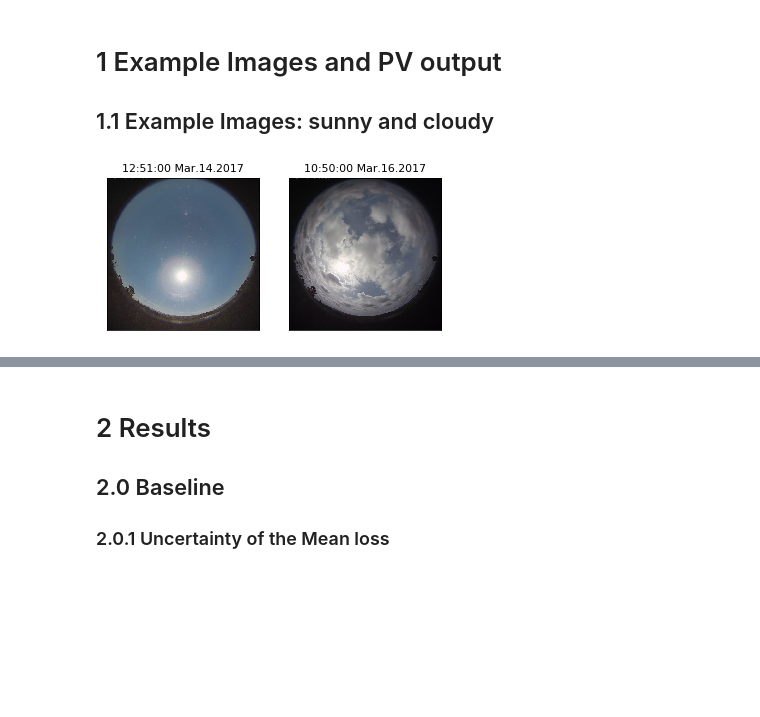
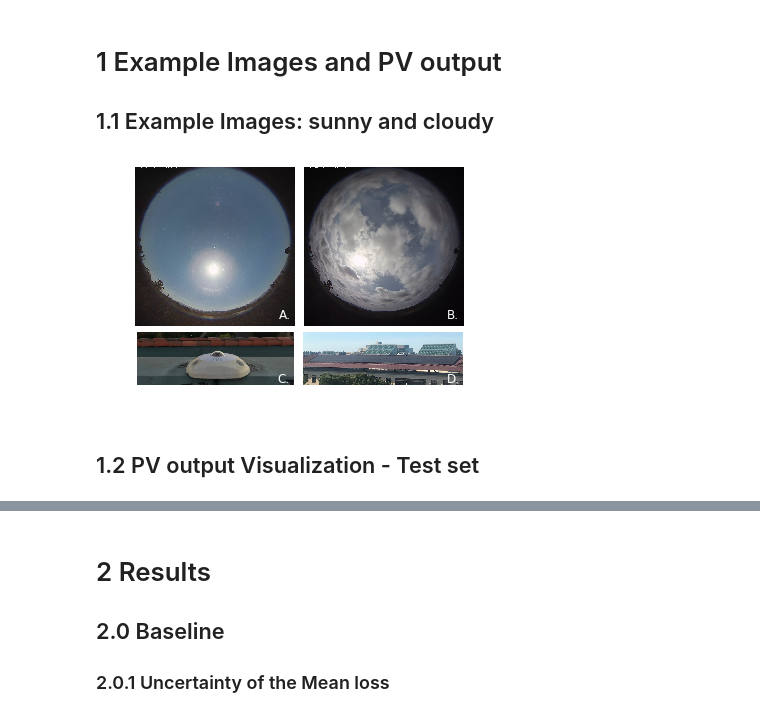
Before and after one commit to YuchiSun/SUNSET, a Jupyter notebook: plot_and_plot.ipynb, the cells around one changed output, grey strips where cells are left out. Saved outputs shown, nothing was run; the diff lists cells and outputs as text; code cells hidden in the pictures; blank space fills up the shorter version.

Commit message:
New graphic after paper edits

```diff
--- a/plot_and_plot.ipynb
+++ b/plot_and_plot.ipynb
@@ -187,26 +190,42 @@ def find_best_multiexp(val_loss):
 # %%
 ## Take a sunny day and cloudy day and put two snaps together
 
 sunny_image_path = os.path.join(image_folder,'20170314125100.jpg')
 cloudy_image_path = os.path.join(image_folder,'20170316105000.jpg')
 
 sunny_image = cv2.imread(sunny_image_path)
 cloudy_image = cv2.imread(cloudy_image_path)
+camera_image = cv2.imread(os.path.join(output_folder,'camera.jpg'))
+pv_panels_image = cv2.imread(os.path.join(output_folder,'pv_panels.jpg'))
 
-plt.subplot(121)
-plt.title('12:51:00 Mar.14.2017')
-plt.xticks([])
-plt.yticks([])
-plt.imshow(sunny_image[:,:,::-1])
+f, axarr = plt.subplots(2,2, gridspec_kw = {'height_ratios':[3, 1]})
 
+ax = axarr[0,0]
+#ax.set_title('12:51:00 Mar.14.2017')
+ax.text(0.9,0.05,'A.', color = 'w', fontsize =12, transform= ax.transAxes)
+ax.axis('off')
+ax.imshow(sunny_image[:,:,::-1])
 
-plt.subplot(122)
-plt.title('10:50:00 Mar.16.2017')
-plt.xticks([])
-plt.yticks([])
-plt.imshow(cloudy_image[:,:,::-1])
+ax= axarr[0,1]
+#ax.set_title('10:50:00 Mar.16.2017')
+ax.text(0.9,0.05,'B.', color = 'w',fontsize =12, transform= ax.transAxes)
+ax.axis('off')
+ax.imshow(cloudy_image[:,:,::-1])
 
-plt.savefig(os.path.join(output_folder,'sky_images_eg.png'), bbox_inches='tight',dpi=300,transparent = True)
+ax = axarr[1,0]
+ax.text(0.9,0.05,'C.', color = 'w',fontsize =12, transform= ax.transAxes)
+ax.axis('off')
+ax.imshow(camera_image[:,:,::-1])
+
+ax= axarr[1,1]
+ax.text(0.9,0.05,'D.', color = 'w',fontsize =12, transform= ax.transAxes)
+ax.axis('off')
+ax.imshow(pv_panels_image[:,:,::-1])
+
+plt.subplots_adjust(left=None, bottom=None, right=None, top=None, wspace=0.01, hspace=0.05)
+plt.savefig(os.path.join(output_folder,'photos.pdf'), bbox_inches='tight',dpi=300,transparent = True)
 plt.show()
 # %% [output]
-[figure, old version]
+[figure, new version]
+# %% [markdown]
+## 1.2 PV output Visualization - Test set
```
Also changed, not shown: parts of 25 cells of this notebook, 2 other files.
